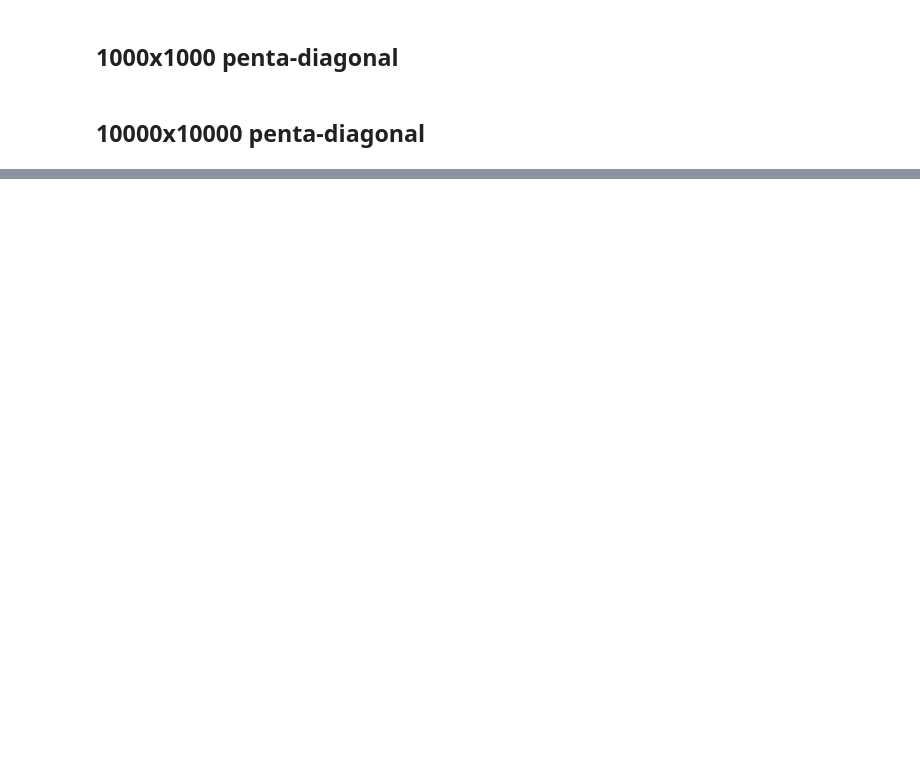
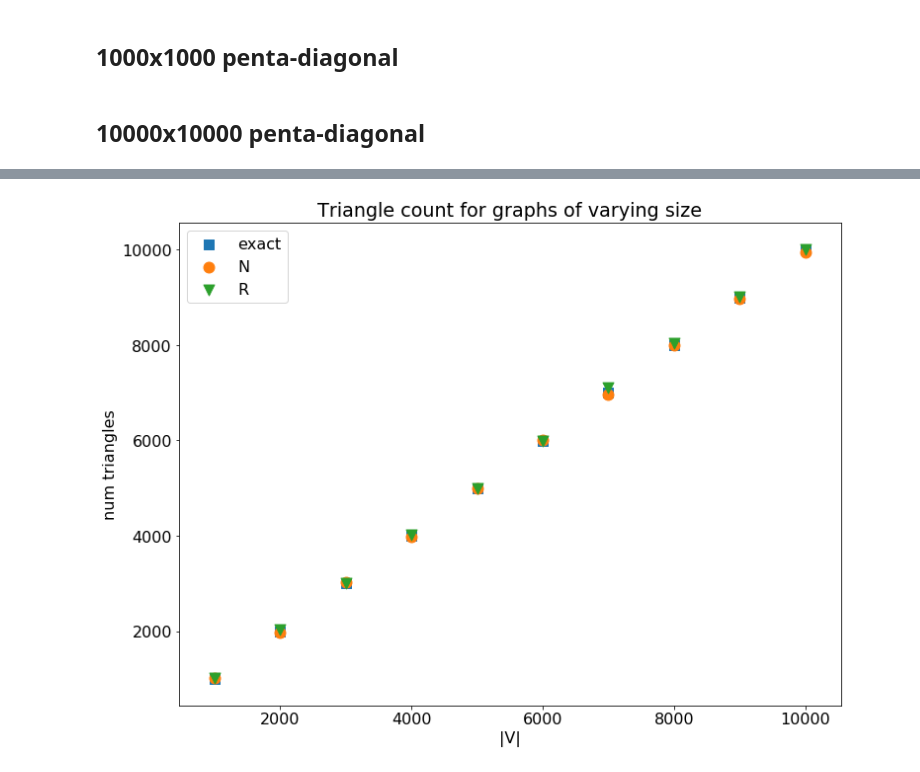
Before and after one commit to Etherealflux/randalg-project, a Jupyter notebook: impl/implementation.ipynb, the cells around one changed output, grey strips where cells are left out. Cells and saved outputs as stored; diff of their text form; code cells hidden in the pictures; blank space fills up the shorter version.

```diff
--- a/impl/implementation.ipynb
+++ b/impl/implementation.ipynb
@@ -256,0 +395,4 @@ test_with(A10k, gamma=1, rounds=1)
+# %%
+show_scatter(matrix_sizes, size_averages, "Triangle count for graphs of varying size", "|V|", "num triangles")
+# %% [output]
+[figure, added]
```
Also changed, not shown: parts of 39 cells of this notebook, 8 other files.
